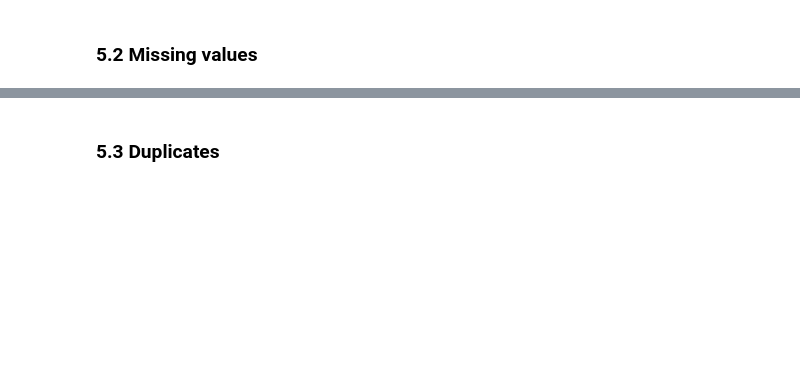
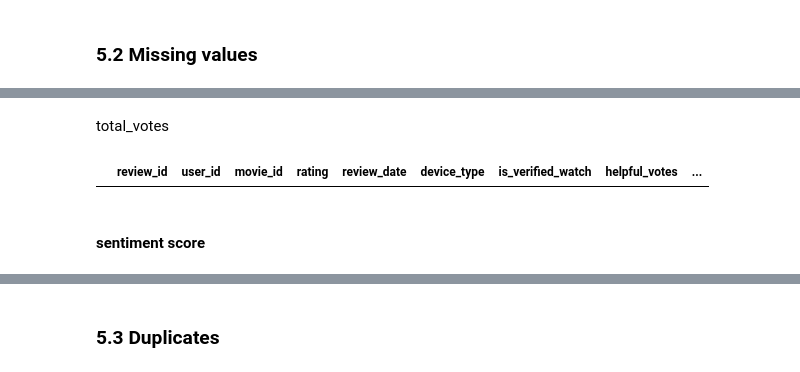
Before and after one commit to abdonkath/telco-churn-predictor, a Jupyter notebook: data_cleaning.ipynb, the cells around one changed output, grey strips where cells are left out. Saved outputs shown, nothing was run; the diff lists cells and outputs as text; code cells hidden in the pictures; blank space fills up the shorter version.

```diff
--- a/data_cleaning.ipynb
+++ b/data_cleaning.ipynb
@@ -669,0 +690,16 @@ pd.DataFrame({'missing_count': missing, 'missing_%': missing_pct}).query('missin
+# %%
+reviews['helpful_votes'] = reviews.groupby('rating')['helpful_votes'].transform(
+    lambda x: x.fillna(x.mean())
+)
+# %% [markdown]
+total_votes
+# %%
+reviews['total_votes'] = reviews.groupby('rating')['total_votes'].transform(
+    lambda x: x.fillna(x.mean())
+)
+# %%
+reviews[reviews['helpful_votes'] > reviews['total_votes']]
+# %% [output]
+|  | review_id | user_id | movie_id | rating | review_date | device_type | is_verified_watch | helpful_votes | ... |
+# %% [markdown]
+#### sentiment score
```
Also changed, not shown: parts of 45 cells of this notebook, 1 other file.
